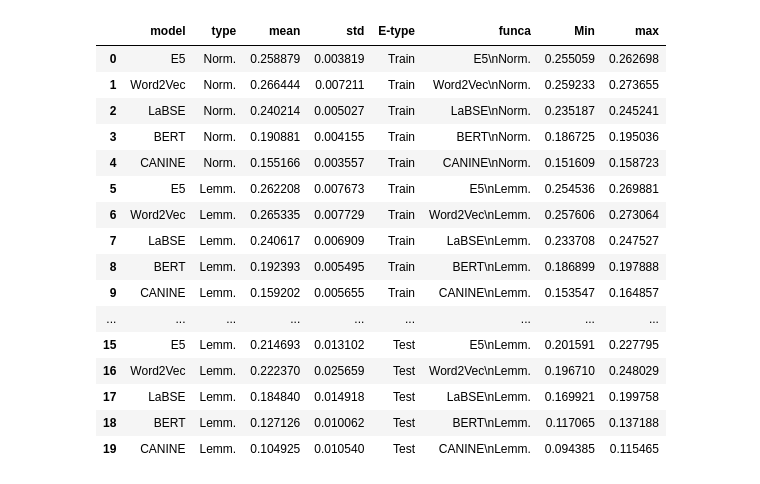
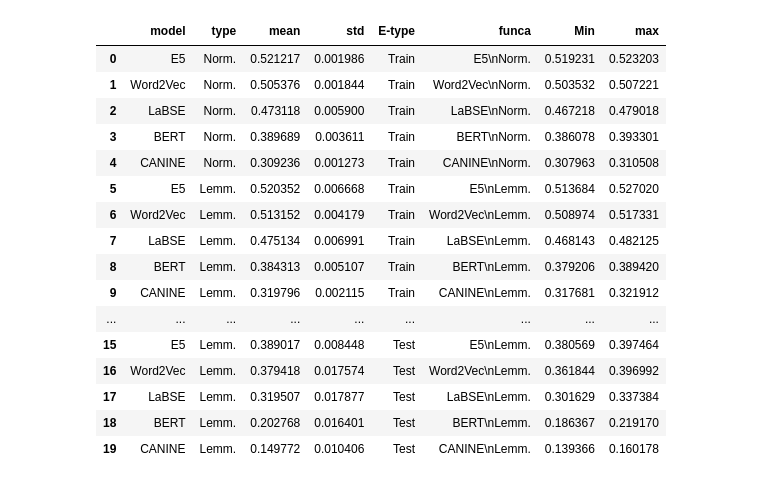
Before and after one commit to DJRamosA/ACPLT-Improvements, a Jupyter notebook: src/notebooks/plots/ResultsPlot-Embedding-M.ipynb, the cells around one changed output. Cells and saved outputs as stored; diff of their text form; code cells hidden in the pictures.

Commit message:
update of the plots of the results of democracia and naturaleza

```diff
--- a/src/notebooks/plots/ResultsPlot-Embedding-M.ipynb
+++ b/src/notebooks/plots/ResultsPlot-Embedding-M.ipynb
@@ -5,30 +5,30 @@ import matplotlib.pyplot as plt
 from plotnine import *
 from pathlib import Path
 # %%
-d_name = "Democracia"
+d_name = "Naturaleza"
 data=pd.read_csv(f"../../../data/resultados_ep1_{d_name}.csv")
 data["funca"]=data["model"]+"\n"+data["type"]
 data["Min"] = data["mean"]-data["std"]
 data["max"] = data["mean"]+data["std"]
 data
 # %% [output]
 |  | model | type | mean | std | E-type | funca | Min | max |
-| 0 | E5 | Norm. | 0.258879 | 0.003819 | Train | E5\nNorm. | 0.255059 | 0.262698 |
-| 1 | Word2Vec | Norm. | 0.266444 | 0.007211 | Train | Word2Vec\nNorm. | 0.259233 | 0.273655 |
-| 2 | LaBSE | Norm. | 0.240214 | 0.005027 | Train | LaBSE\nNorm. | 0.235187 | 0.245241 |
-| 3 | BERT | Norm. | 0.190881 | 0.004155 | Train | BERT\nNorm. | 0.186725 | 0.195036 |
-| 4 | CANINE | Norm. | 0.155166 | 0.003557 | Train | CANINE\nNorm. | 0.151609 | 0.158723 |
-| 5 | E5 | Lemm. | 0.262208 | 0.007673 | Train | E5\nLemm. | 0.254536 | 0.269881 |
-| 6 | Word2Vec | Lemm. | 0.265335 | 0.007729 | Train | Word2Vec\nLemm. | 0.257606 | 0.273064 |
-| 7 | LaBSE | Lemm. | 0.240617 | 0.006909 | Train | LaBSE\nLemm. | 0.233708 | 0.247527 |
-| 8 | BERT | Lemm. | 0.192393 | 0.005495 | Train | BERT\nLemm. | 0.186899 | 0.197888 |
-| 9 | CANINE | Lemm. | 0.159202 | 0.005655 | Train | CANINE\nLemm. | 0.153547 | 0.164857 |
+| 0 | E5 | Norm. | 0.521217 | 0.001986 | Train | E5\nNorm. | 0.519231 | 0.523203 |
+| 1 | Word2Vec | Norm. | 0.505376 | 0.001844 | Train | Word2Vec\nNorm. | 0.503532 | 0.507221 |
+| 2 | LaBSE | Norm. | 0.473118 | 0.005900 | Train | LaBSE\nNorm. | 0.467218 | 0.479018 |
+| 3 | BERT | Norm. | 0.389689 | 0.003611 | Train | BERT\nNorm. | 0.386078 | 0.393301 |
+| 4 | CANINE | Norm. | 0.309236 | 0.001273 | Train | CANINE\nNorm. | 0.307963 | 0.310508 |
+| 5 | E5 | Lemm. | 0.520352 | 0.006668 | Train | E5\nLemm. | 0.513684 | 0.527020 |
+| 6 | Word2Vec | Lemm. | 0.513152 | 0.004179 | Train | Word2Vec\nLemm. | 0.508974 | 0.517331 |
+| 7 | LaBSE | Lemm. | 0.475134 | 0.006991 | Train | LaBSE\nLemm. | 0.468143 | 0.482125 |
+| 8 | BERT | Lemm. | 0.384313 | 0.005107 | Train | BERT\nLemm. | 0.379206 | 0.389420 |
+| 9 | CANINE | Lemm. | 0.319796 | 0.002115 | Train | CANINE\nLemm. | 0.317681 | 0.321912 |
 | ... | ... | ... | ... | ... | ... | ... | ... | ... |
-| 15 | E5 | Lemm. | 0.214693 | 0.013102 | Test | E5\nLemm. | 0.201591 | 0.227795 |
-| 16 | Word2Vec | Lemm. | 0.222370 | 0.025659 | Test | Word2Vec\nLemm. | 0.196710 | 0.248029 |
-| 17 | LaBSE | Lemm. | 0.184840 | 0.014918 | Test | LaBSE\nLemm. | 0.169921 | 0.199758 |
-| 18 | BERT | Lemm. | 0.127126 | 0.010062 | Test | BERT\nLemm. | 0.117065 | 0.137188 |
-| 19 | CANINE | Lemm. | 0.104925 | 0.010540 | Test | CANINE\nLemm. | 0.094385 | 0.115465 |
+| 15 | E5 | Lemm. | 0.389017 | 0.008448 | Test | E5\nLemm. | 0.380569 | 0.397464 |
+| 16 | Word2Vec | Lemm. | 0.379418 | 0.017574 | Test | Word2Vec\nLemm. | 0.361844 | 0.396992 |
+| 17 | LaBSE | Lemm. | 0.319507 | 0.017877 | Test | LaBSE\nLemm. | 0.301629 | 0.337384 |
+| 18 | BERT | Lemm. | 0.202768 | 0.016401 | Test | BERT\nLemm. | 0.186367 | 0.219170 |
+| 19 | CANINE | Lemm. | 0.149772 | 0.010406 | Test | CANINE\nLemm. | 0.139366 | 0.160178 |
 # %%
 temp=(ggplot(data)+aes(x="funca",y="mean",color="E-type",shape="E-type",ymin="Min",ymax="max")+theme_bw()
 +theme(legend_position=(0.925,0.2))
```
Also changed, not shown: parts of 1 cell of this notebook, 2 other files.
